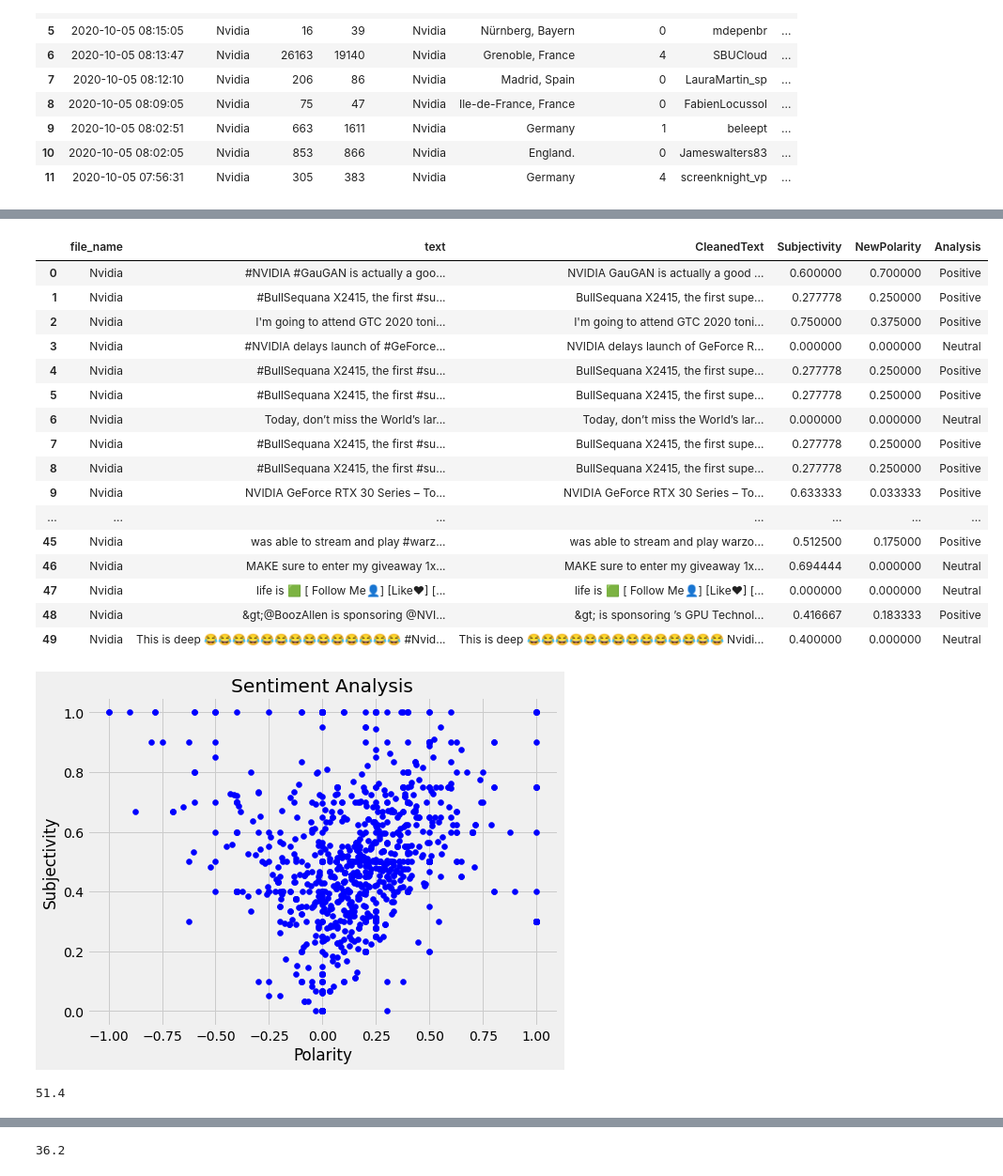
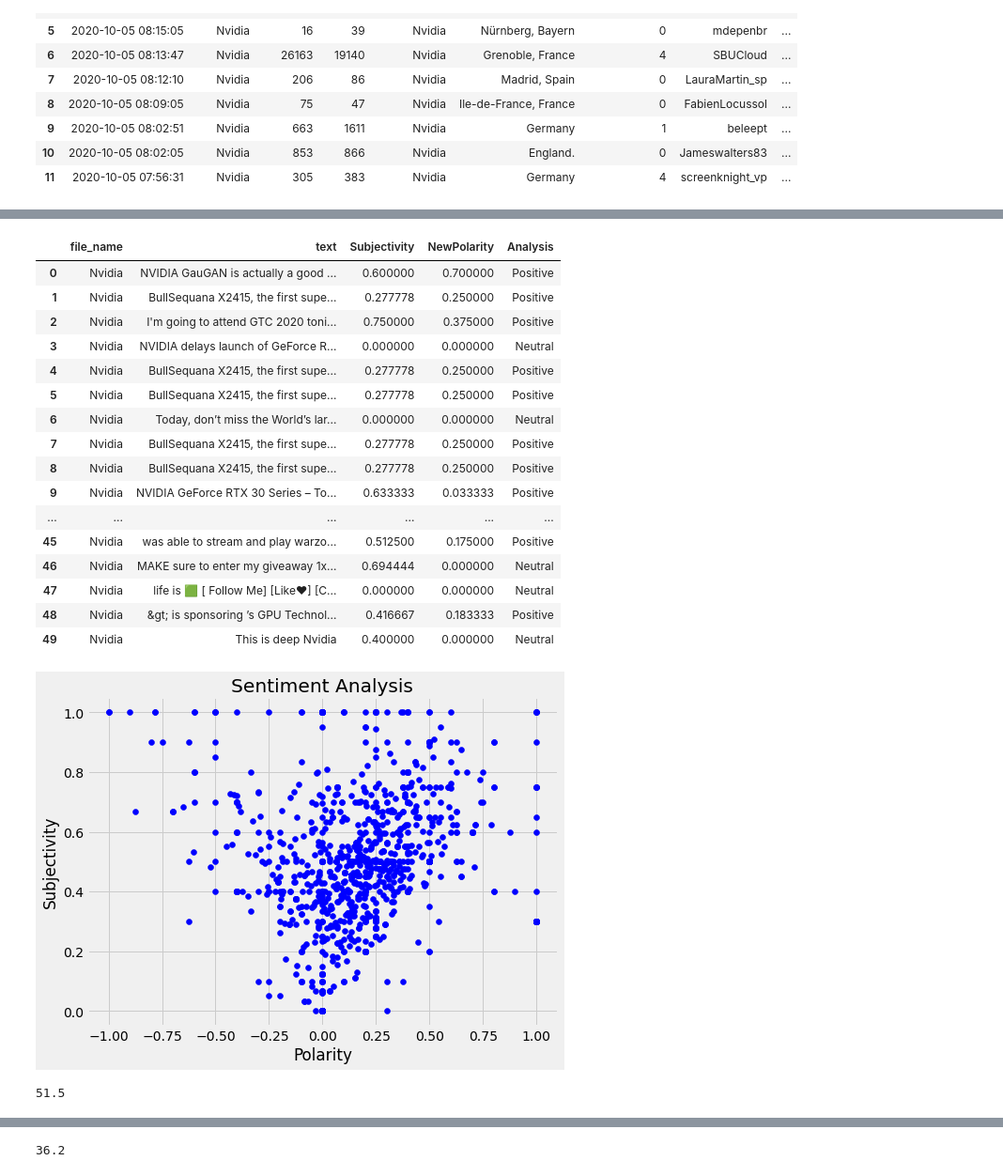
Before and after one commit to Arnav1511/OMSA, a Jupyter notebook: MajorProject.ipynb, the cells around one changed output, grey strips where cells are left out. Shown: that part at 94% size. Saved outputs shown, nothing was run; the diff lists cells and outputs as text; code cells hidden in the pictures.

```diff
--- a/MajorProject.ipynb
+++ b/MajorProject.ipynb
@@ -109,17 +111,26 @@ True
 # %% [markdown]
 Cleaning The Text
 # %%
+import re
+
+emojis = re.compile("["
+    u"\U0001F600-\U0001F64F"  # emoticons
+    u"\U0001F300-\U0001F5FF"  # symbols & pictographs
+    u"\U0001F680-\U0001F6FF"  # transport & map symbols
+    u"\U0001F1E0-\U0001F1FF"  # flags (iOS)
+                        "]+", flags=re.UNICODE)
+
 def cleanTxt(text):
   text = re.sub(r'@[A-Za-z0-9]+','',text) #Removed @mentions
   text = re.sub(r'#','',text) #Removing the #symbol
   text = re.sub(r'RT[\s]+','',text)  #Removing the RT
   text = re.sub(r'https?:\/\/\S+','',text) #Removing the hyperlinks
+  text = emojis.sub(r'',text) #remove emojis
 
   return text
 
 #Cleaning the text
 df['text']=df['text'].apply(cleanTxt)
-
 #Show the cleaned text
 df.head(12)
 # %% [output]
@@ -145,12 +156,10 @@ def getSubjectivity(text):
 def getPolarity(text):
     return TextBlob(text).sentiment.polarity
 
-def getFilteredText(text):
-    text= cleanText(text);
-    return text
-
-print(text)
+#def getFilteredText(text):
+#    text= cleanText(text);
+#    return text
 
 df['Subjectivity']=df['text'].apply(getSubjectivity)
 df['NewPolarity']=df['text'].apply(getPolarity)
-df['CleanedText']=df['text'].apply(getFilteredText)
+#df['CleanedText']=df['text'].apply(getFilteredText)
@@ -207,25 +214,25 @@ def getAnalysis(score):
 
 df['Analysis']= df['NewPolarity'].apply(getAnalysis)
 # %%
-df[['file_name', 'text','CleanedText', 'Subjectivity', 'NewPolarity','Analysis']].head(50)
+df[['file_name', 'text', 'Subjectivity', 'NewPolarity','Analysis']].head(50)
 # %% [output]
-|  | file_name | text | CleanedText | Subjectivity | NewPolarity | Analysis |
-| 0 | Nvidia | #NVIDIA #GauGAN is actually a goo... | NVIDIA GauGAN is actually a good ... | 0.600000 | 0.700000 | Positive |
-| 1 | Nvidia | #BullSequana X2415, the first #su... | BullSequana X2415, the first supe... | 0.277778 | 0.250000 | Positive |
-| 2 | Nvidia | I'm going to attend GTC 2020 toni... | I'm going to attend GTC 2020 toni... | 0.750000 | 0.375000 | Positive |
-| 3 | Nvidia | #NVIDIA delays launch of #GeForce... | NVIDIA delays launch of GeForce R... | 0.000000 | 0.000000 | Neutral |
-| 4 | Nvidia | #BullSequana X2415, the first #su... | BullSequana X2415, the first supe... | 0.277778 | 0.250000 | Positive |
-| 5 | Nvidia | #BullSequana X2415, the first #su... | BullSequana X2415, the first supe... | 0.277778 | 0.250000 | Positive |
-| 6 | Nvidia | Today, don’t miss the World’s lar... | Today, don’t miss the World’s lar... | 0.000000 | 0.000000 | Neutral |
-| 7 | Nvidia | #BullSequana X2415, the first #su... | BullSequana X2415, the first supe... | 0.277778 | 0.250000 | Positive |
-| 8 | Nvidia | #BullSequana X2415, the first #su... | BullSequana X2415, the first supe... | 0.277778 | 0.250000 | Positive |
-| 9 | Nvidia | NVIDIA GeForce RTX 30 Series – To... | NVIDIA GeForce RTX 30 Series – To... | 0.633333 | 0.033333 | Positive |
-| ... | ... | ... | ... | ... | ... | ... |
-| 45 | Nvidia | was able to stream and play #warz... | was able to stream and play warzo... | 0.512500 | 0.175000 | Positive |
-| 46 | Nvidia | MAKE sure to enter my giveaway 1x... | MAKE sure to enter my giveaway 1x... | 0.694444 | 0.000000 | Neutral |
-| 47 | Nvidia | life is 🟩 [ Follow Me👤] [Like❤] [... | life is 🟩 [ Follow Me👤] [Like❤] [... | 0.000000 | 0.000000 | Neutral |
-| 48 | Nvidia | &gt;@BoozAllen is sponsoring @NVI... | &gt; is sponsoring ’s GPU Technol... | 0.416667 | 0.183333 | Positive |
-| 49 | Nvidia | This is deep 😂😂😂😂😂😂😂😂😂😂😂😂😂😂 #Nvid... | This is deep 😂😂😂😂😂😂😂😂😂😂😂😂😂😂 Nvidi... | 0.400000 | 0.000000 | Neutral |
+|  | file_name | text | Subjectivity | NewPolarity | Analysis |
+| 0 | Nvidia | NVIDIA GauGAN is actually a good ... | 0.600000 | 0.700000 | Positive |
+| 1 | Nvidia | BullSequana X2415, the first supe... | 0.277778 | 0.250000 | Positive |
+| 2 | Nvidia | I'm going to attend GTC 2020 toni... | 0.750000 | 0.375000 | Positive |
+| 3 | Nvidia | NVIDIA delays launch of GeForce R... | 0.000000 | 0.000000 | Neutral |
+| 4 | Nvidia | BullSequana X2415, the first supe... | 0.277778 | 0.250000 | Positive |
+| 5 | Nvidia | BullSequana X2415, the first supe... | 0.277778 | 0.250000 | Positive |
+| 6 | Nvidia | Today, don’t miss the World’s lar... | 0.000000 | 0.000000 | Neutral |
+| 7 | Nvidia | BullSequana X2415, the first supe... | 0.277778 | 0.250000 | Positive |
+| 8 | Nvidia | BullSequana X2415, the first supe... | 0.277778 | 0.250000 | Positive |
+| 9 | Nvidia | NVIDIA GeForce RTX 30 Series – To... | 0.633333 | 0.033333 | Positive |
+| ... | ... | ... | ... | ... | ... |
+| 45 | Nvidia | was able to stream and play warzo... | 0.512500 | 0.175000 | Positive |
+| 46 | Nvidia | MAKE sure to enter my giveaway 1x... | 0.694444 | 0.000000 | Neutral |
+| 47 | Nvidia | life is 🟩 [ Follow Me] [Like❤] [C... | 0.000000 | 0.000000 | Neutral |
+| 48 | Nvidia | &gt; is sponsoring ’s GPU Technol... | 0.416667 | 0.183333 | Positive |
+| 49 | Nvidia | This is deep Nvidia | 0.400000 | 0.000000 | Neutral |
 # %%
 #plot the polarity and subjectivity
 plt.figure(figsize=(8,6))
@@ -237,14 +244,12 @@ for i in range(0, 1500):
   plt.ylabel('Subjectivity')
 plt.show()
 # %% [output]
-[figure, old version]
+[figure, new version]
 # %%
 #Get the percentage of Positive tweets
 ptweets = df[df.Analysis == 'Positive']
-ptweets = ptweets['CleanedText']
-
-
+ptweets = ptweets['text']
 
 round(  (ptweets.shape[0] / df.shape[0]) *100, 1)
 # %% [output]
-51.4
+51.5
```
Also changed, not shown: parts of 9 cells of this notebook.
